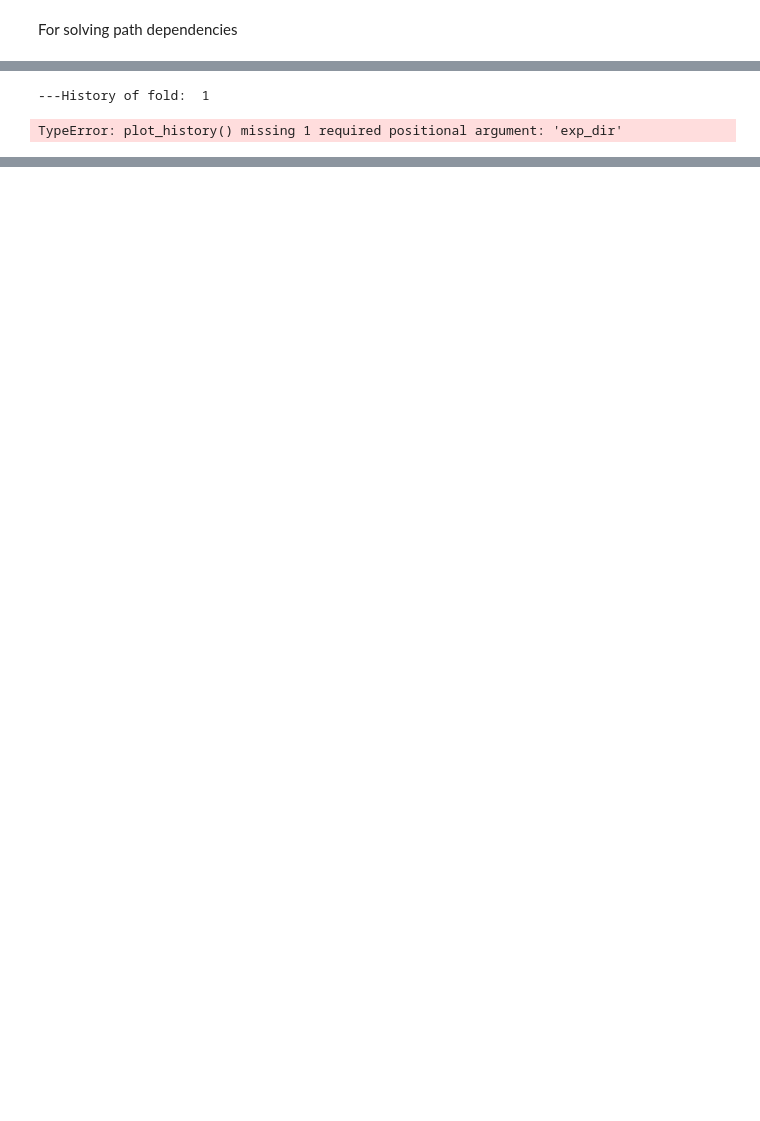
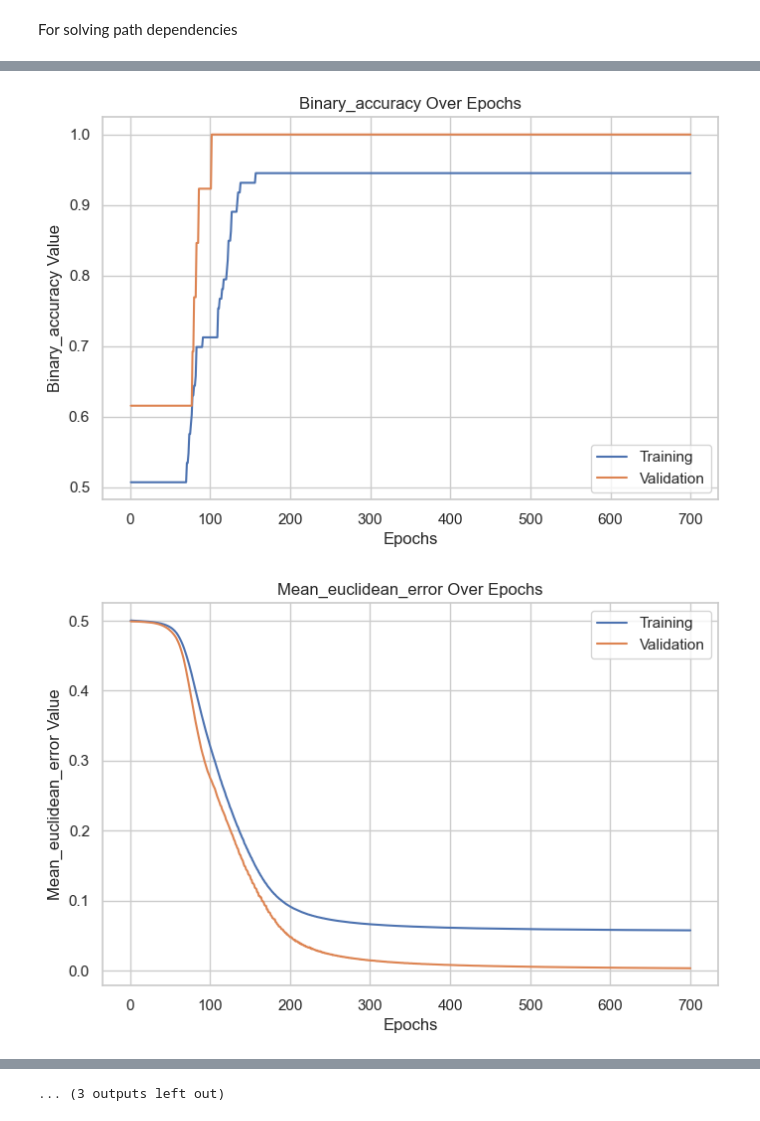
Before and after one commit to FabriDeCastelli/NeuralNetworkFundamentals, a Jupyter notebook: notebooks/executor.ipynb, the cells around one changed output, grey strips where cells are left out. Saved outputs shown, nothing was run; the diff lists cells and outputs as text; code cells hidden in the pictures; blank space fills up the shorter version.

```diff
--- a/notebooks/executor.ipynb
+++ b/notebooks/executor.ipynb
@@ -42,35 +12,31 @@ log_experiment(setup_experiment("ex1"),model, {"mean_squared_error":0,"binary_ac
-# %%
-from src.main.dataset_handler import get_monk
-from src.main.evaluation.kfold_cross_validation import Kfold_CV
-from src.main.models.layers.dense import Dense
-from src.main.models.model import Model
-from src.main.optimizer import SGD
-from src.main.regularizer import L2
-from src.main.utils import plot_history
-
-x_train, y_train, x_test, y_test = get_monk(1)
-
-model = Model()
-model.add(Dense(17, 4, activation="relu", weight_initializer="fan_in", bias_initializer="zeros"))
-model.add(Dense(4, 1, activation="sigmoid", weight_initializer="fan_in", bias_initializer="zeros"))
-
-optimizer = SGD(learning_rate=0.5, momentum=0.3)
-l2 = L2(0.2)
-
-model.compile(optimizer=optimizer, loss="mean_squared_error", metrics=["binary_accuracy"])
-
-(train_score, val_score), model, histories = Kfold_CV(x_train, y_train, model, 5, 1000, 16, False)
-
-for i, history in enumerate(histories):
-    print("---History of fold: ", i+1)
-    plot_history(history)
-
-print("------ Train scores: ------ ")
-print(train_score[0], train_score[1])
-print("------ Validation scores: ------ ")
-print(val_score[0], val_score[1])
-print("------ Test scores: ------ ")
-print(model.evaluate(x_test, y_test))
-# %% [output]
----History of fold:  1
-TypeError: plot_history() missing 1 required positional argument: 'exp_dir'
+# %%
+from src.main.evaluation.holdout_CV import holdout_CV
+from src.main.evaluation.grid_search import RandomGridSearch
+from src.main.utils import load_hparams, setup_experiment, log_experiment
+from src.main.dataset_handler import get_monk
+
+
+def print_score(mean, std):
+    for key in mean.keys():
+        print(key, "\t", mean[key], "+\-", std[key])
+
+
+x_train, y_train, x_test, y_test = get_monk(1)
+
+hyperparameters = load_hparams("monk1")
+grid_search = RandomGridSearch(hyperparameters)
+train_mean, train_std, val_mean, val_std, test_mean, test_std, model, histories = (
+    holdout_CV(x_train, y_train, grid_search, verbose=False)
+)
+
+log_experiment(setup_experiment("ex1"),model, train_mean, train_std, val_mean, val_std, test_mean, test_std, histories )
+
+print("------ Train scores: ------ ")
+print_score(train_mean, train_std)
+print("------ Validation scores: ------ ")
+print_score(val_mean, val_std)
+print("------ Test scores: ------ ")
+print_score(test_mean, test_std)
+# %% [output]
+[figure, added]
+[figure, added]
@@ -76,0 +53 @@ TypeError: plot_history() missing 1 required positional argument: 'exp_dir'
+... (3 outputs left out)
```
Also changed, not shown: parts of 2 cells of this notebook, 4 other files.
